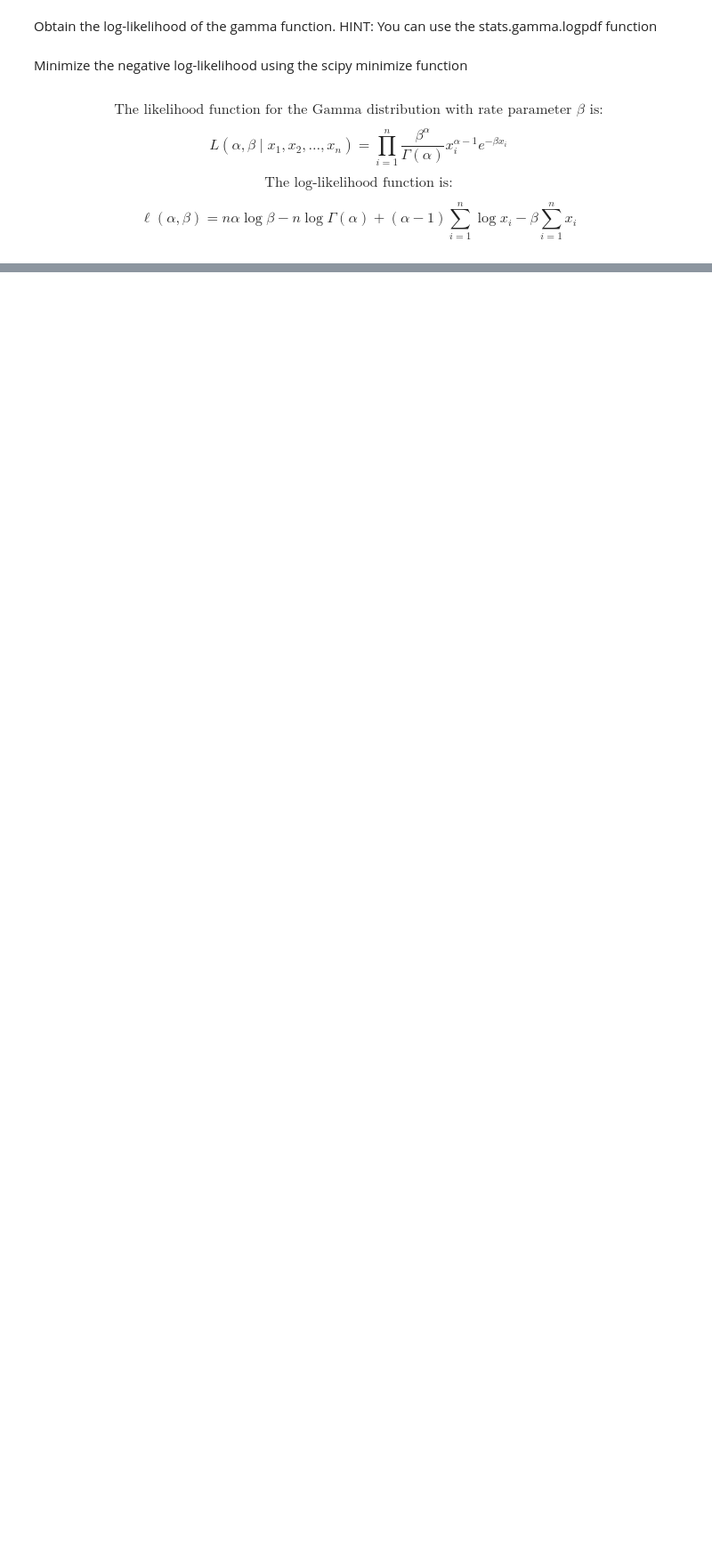
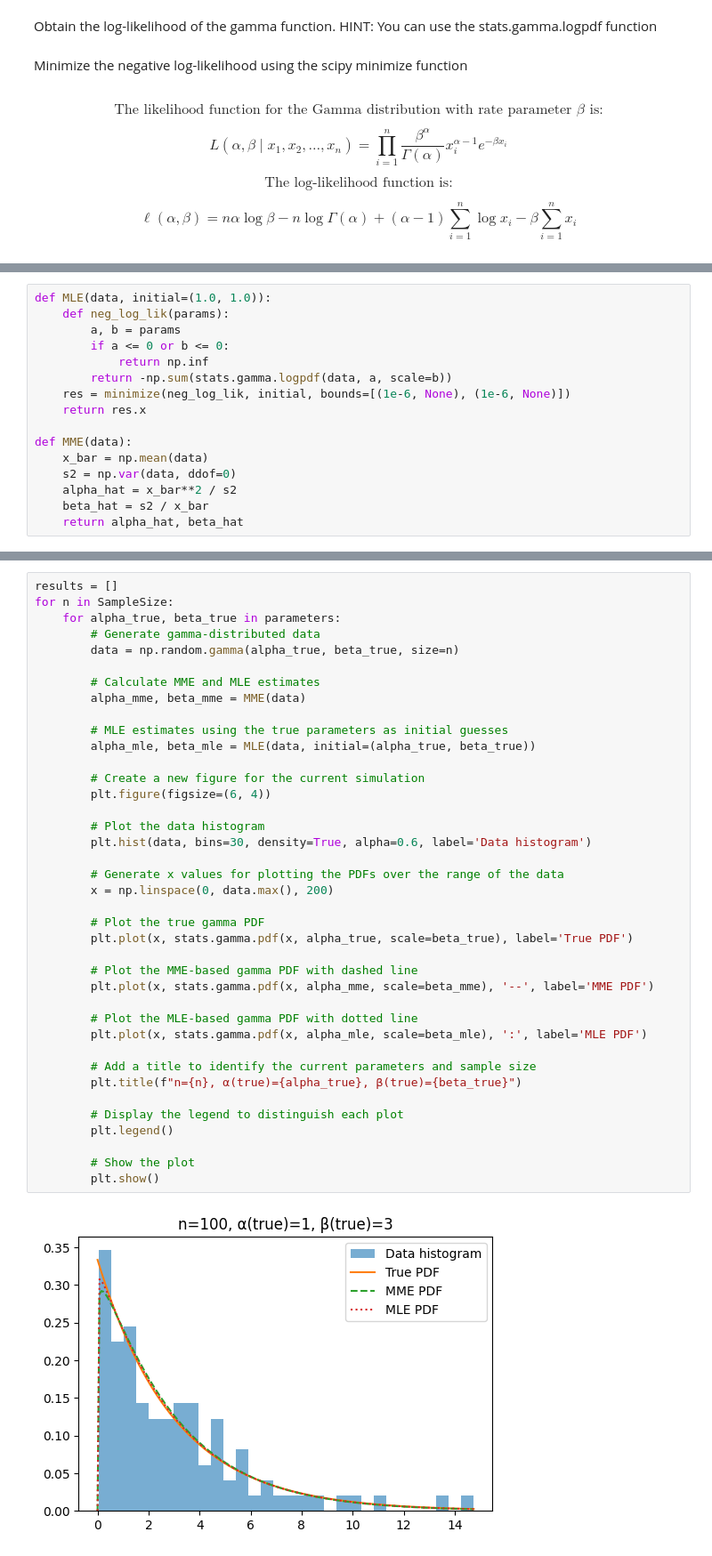
Before and after one commit to JA-HAROUN/Statistics_Labs, a Jupyter notebook: Lab 2/Lab_2.ipynb, the cells around one changed output, grey strips where cells are left out. Shown at 89% size. Saved outputs shown, nothing was run; the diff lists cells and outputs as text; blank space fills up the shorter version.

```diff
--- a/Lab 2/Lab_2.ipynb
+++ b/Lab 2/Lab_2.ipynb
@@ -153,0 +104,16 @@ $$
+# %%
+def MLE(data, initial=(1.0, 1.0)):
+    def neg_log_lik(params):
+        a, b = params
+        if a <= 0 or b <= 0:
+            return np.inf
+        return -np.sum(stats.gamma.logpdf(data, a, scale=b))
+    res = minimize(neg_log_lik, initial, bounds=[(1e-6, None), (1e-6, None)])
+    return res.x
+
+def MME(data):
+    x_bar = np.mean(data)
+    s2 = np.var(data, ddof=0)
+    alpha_hat = x_bar**2 / s2
+    beta_hat = s2 / x_bar
+    return alpha_hat, beta_hat
@@ -153,0 +123,41 @@ $$
+# %%
+results = []
+for n in SampleSize:
+    for alpha_true, beta_true in parameters:
+        # Generate gamma-distributed data
+        data = np.random.gamma(alpha_true, beta_true, size=n)
+
+        # Calculate MME and MLE estimates
+        alpha_mme, beta_mme = MME(data)
+
+        # MLE estimates using the true parameters as initial guesses
+        alpha_mle, beta_mle = MLE(data, initial=(alpha_true, beta_true))
+
+        # Create a new figure for the current simulation
+        plt.figure(figsize=(6, 4))
+
+        # Plot the data histogram
+        plt.hist(data, bins=30, density=True, alpha=0.6, label='Data histogram')
+
+        # Generate x values for plotting the PDFs over the range of the data
+        x = np.linspace(0, data.max(), 200)
+
+        # Plot the true gamma PDF
+        plt.plot(x, stats.gamma.pdf(x, alpha_true, scale=beta_true), label='True PDF')
+
+        # Plot the MME-based gamma PDF with dashed line
+        plt.plot(x, stats.gamma.pdf(x, alpha_mme, scale=beta_mme), '--', label='MME PDF')
+
+        # Plot the MLE-based gamma PDF with dotted line
+        plt.plot(x, stats.gamma.pdf(x, alpha_mle, scale=beta_mle), ':', label='MLE PDF')
+
+        # Add a title to identify the current parameters and sample size
+        plt.title(f"n={n}, α(true)={alpha_true}, β(true)={beta_true}")
+
+        # Display the legend to distinguish each plot
+        plt.legend()
+
+        # Show the plot
+        plt.show()
+# %% [output]
+[figure, added]
```
Also changed, not shown: parts of 21 cells of this notebook, 3 other files.
